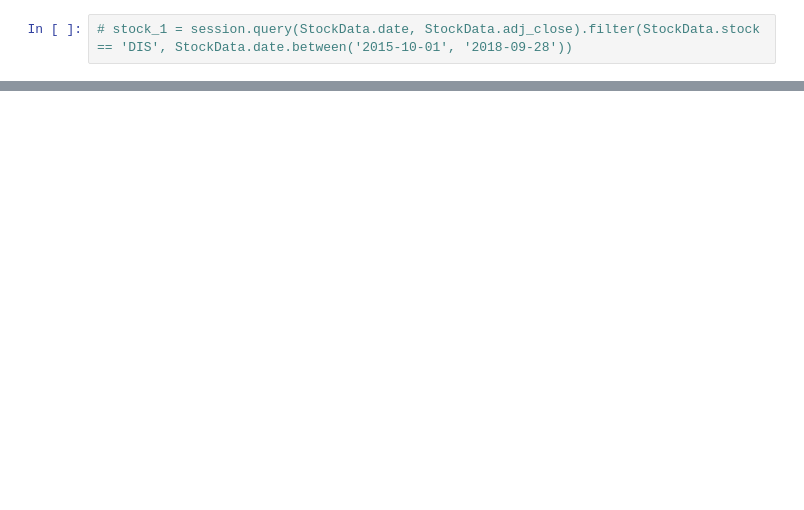
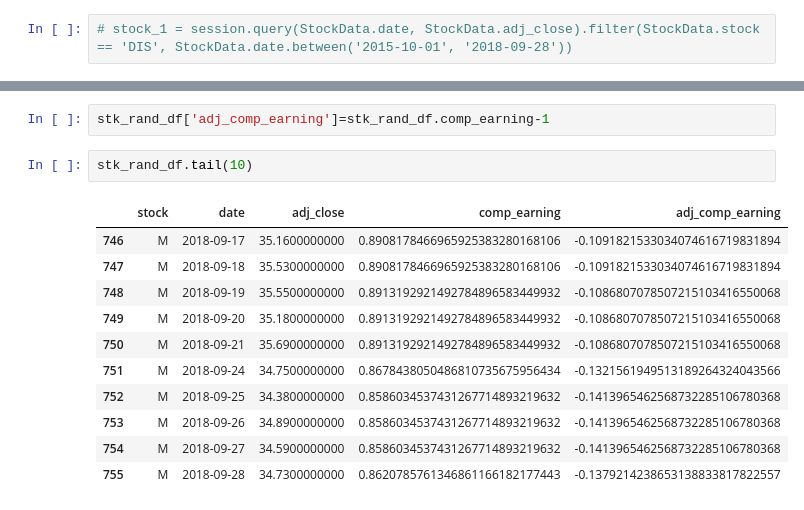
Before and after one commit to themarylin/stock-epoch-alypse, a Jupyter notebook: Rando Logic.ipynb, the cells around one changed output, grey strips where cells are left out. Cells and saved outputs as stored; diff of their text form; blank space fills up the shorter version.

```diff
--- a/Rando Logic.ipynb
+++ b/Rando Logic.ipynb
@@ -182,0 +232,16 @@ DIS 2018-09-28 00:00:00 116.9400000000
+# %%
+stk_rand_df['adj_comp_earning']=stk_rand_df.comp_earning-1
+# %%
+stk_rand_df.tail(10)
+# %% [output]
+|  | stock | date | adj_close | comp_earning | adj_comp_earning |
+| 746 | M | 2018-09-17 | 35.1600000000 | 0.8908178466965925383280168106 | -0.1091821533034074616719831894 |
+| 747 | M | 2018-09-18 | 35.5300000000 | 0.8908178466965925383280168106 | -0.1091821533034074616719831894 |
+| 748 | M | 2018-09-19 | 35.5500000000 | 0.8913192921492784896583449932 | -0.1086807078507215103416550068 |
+| 749 | M | 2018-09-20 | 35.1800000000 | 0.8913192921492784896583449932 | -0.1086807078507215103416550068 |
+| 750 | M | 2018-09-21 | 35.6900000000 | 0.8913192921492784896583449932 | -0.1086807078507215103416550068 |
+| 751 | M | 2018-09-24 | 34.7500000000 | 0.8678438050486810735675956434 | -0.1321561949513189264324043566 |
+| 752 | M | 2018-09-25 | 34.3800000000 | 0.8586034537431267714893219632 | -0.1413965462568732285106780368 |
+| 753 | M | 2018-09-26 | 34.8900000000 | 0.8586034537431267714893219632 | -0.1413965462568732285106780368 |
+| 754 | M | 2018-09-27 | 34.5900000000 | 0.8586034537431267714893219632 | -0.1413965462568732285106780368 |
+| 755 | M | 2018-09-28 | 34.7300000000 | 0.8620785761346861166182177443 | -0.1379214238653138833817822557 |
```
Also changed, not shown: parts of 29 cells of this notebook, 2 other files.
